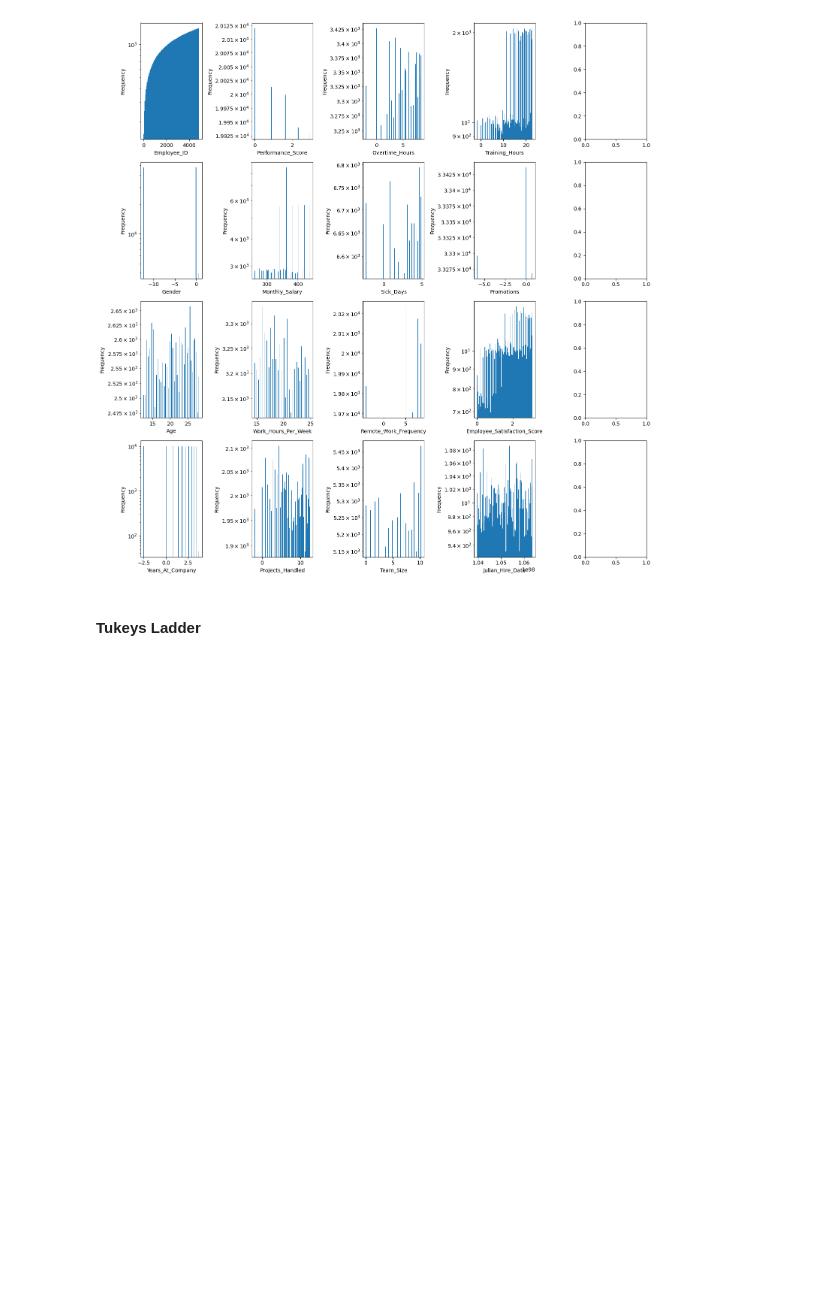
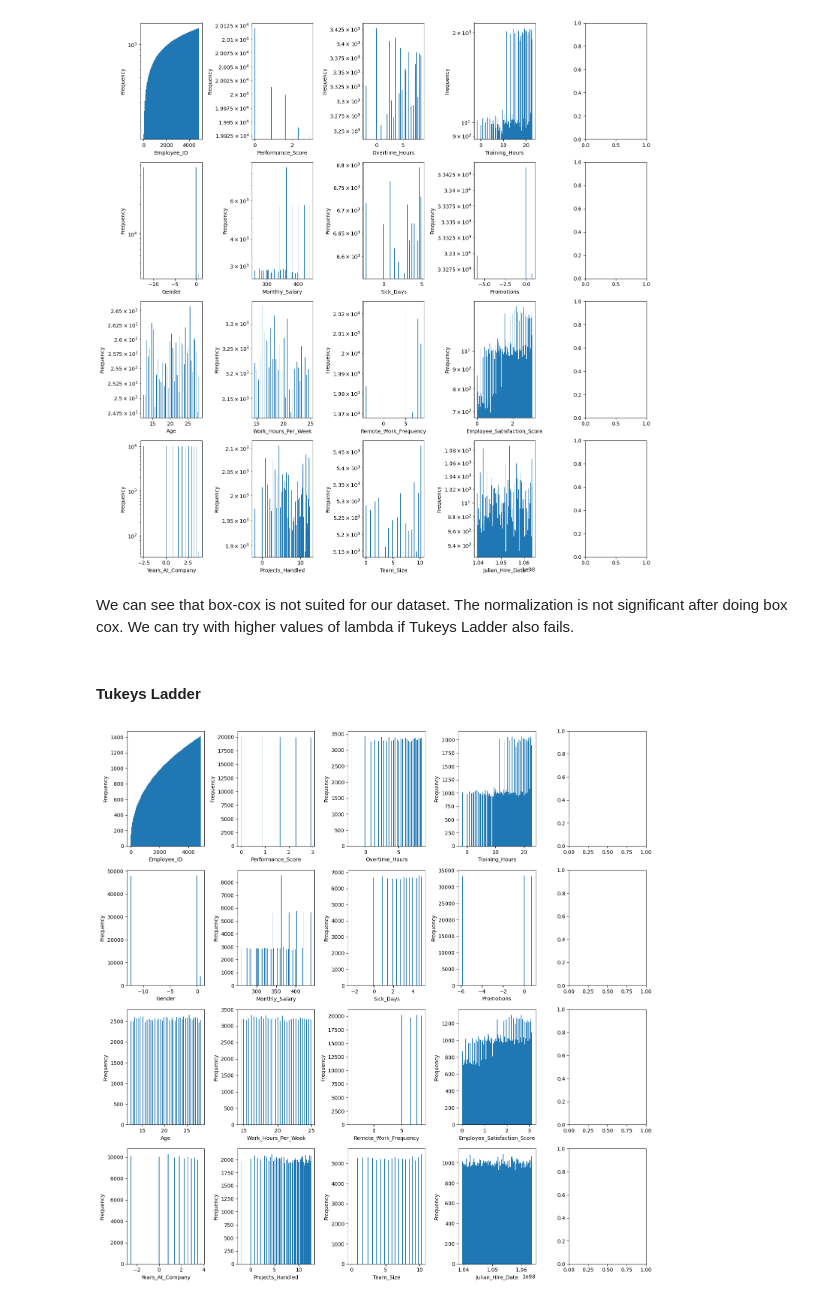
Before and after one commit to sreehariprathap/Data-Analysis--Maths---Algorithms, a Jupyter notebook: Week12/PAW-4.ipynb, the cells around one changed output. Saved outputs shown, nothing was run; the diff lists cells and outputs as text; code cells hidden in the pictures; blank space fills up the shorter version.

```diff
--- a/Week12/PAW-4.ipynb
+++ b/Week12/PAW-4.ipynb
@@ -207,3 +212,5 @@ Now we can plot histograms again
 DataFrameTransformer.plot_histogram(df_box_coxed_transformed)
 # %% [output]
 [figure]
+# %% [markdown]
+We can see that box-cox is not suited for our dataset. The normalization is not significant after doing box cox. We can try with higher values of lambda if Tukeys Ladder also fails.
@@ -210,3 +230,7 @@ DataFrameTransformer.plot_histogram(df_box_coxed_transformed)
 # %% [markdown]
 #### **Tukeys Ladder**
+# %%
+DataFrameTransformer.plot_histogram(df_dummies, False)
+# %% [output]
+[figure, added]
 # %% [markdown]
```
Also changed, not shown: parts of 16 cells of this notebook.
